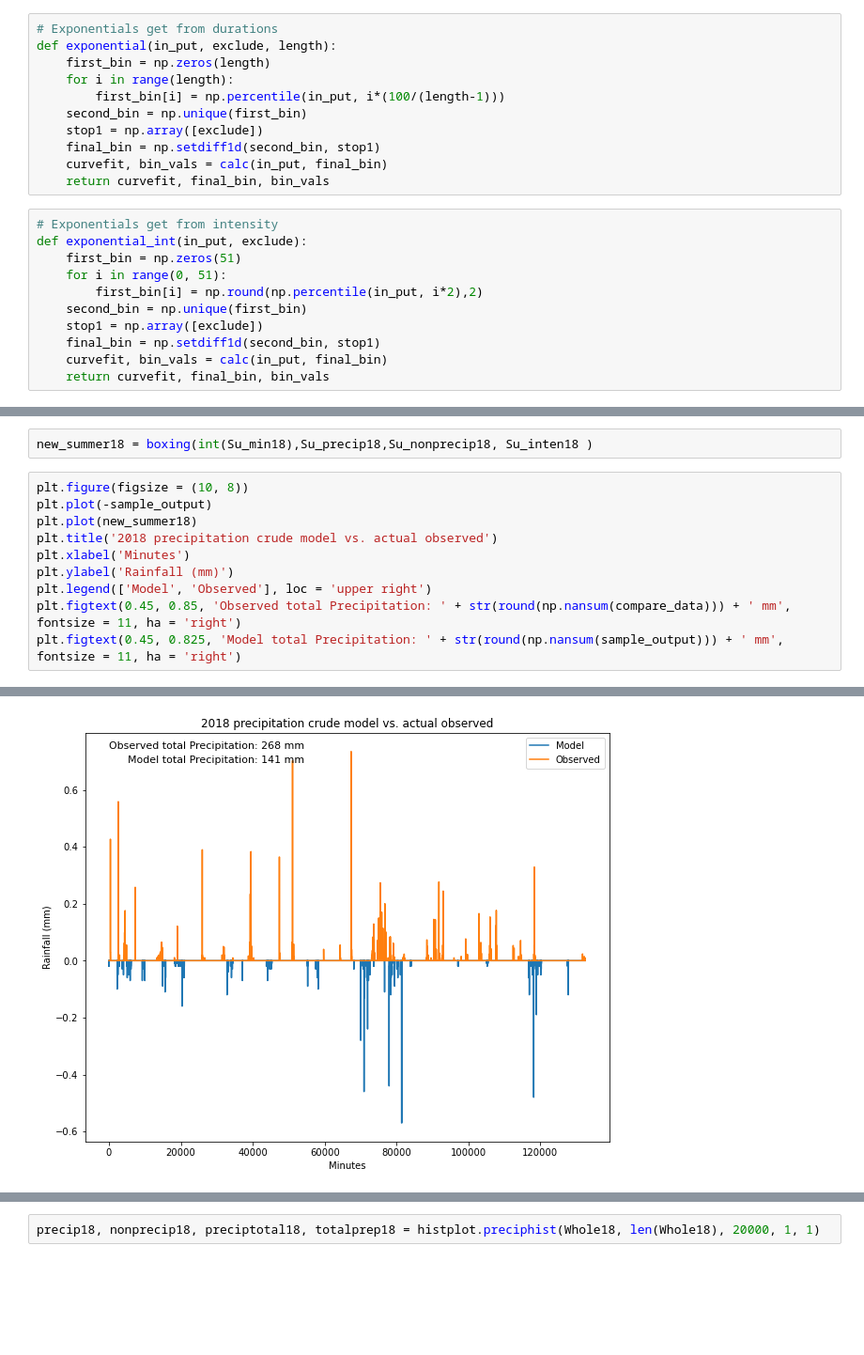
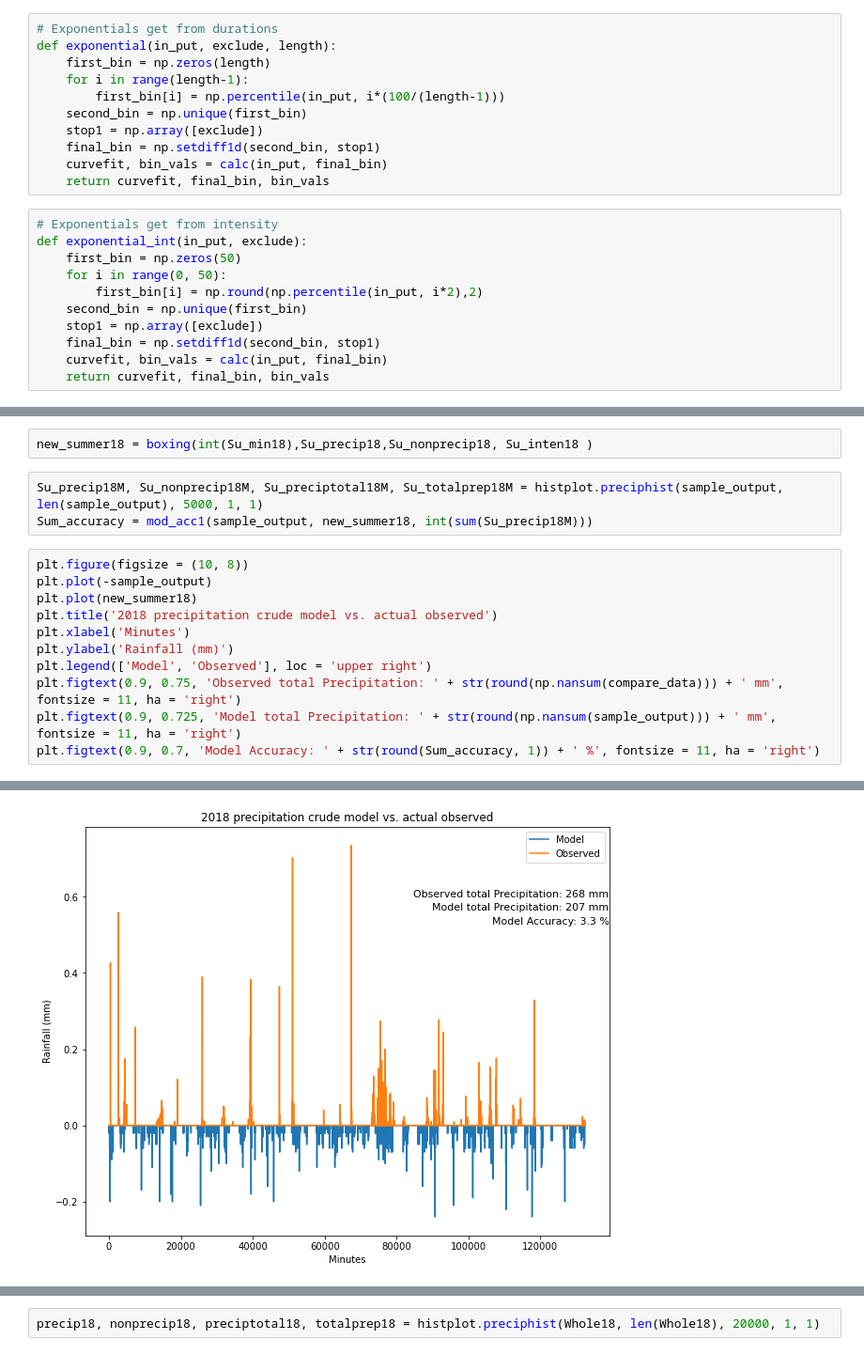
Before and after one commit to zhangt3-e/senior_thesis, a Jupyter notebook: Code/Simulation.ipynb, the cells around one changed output, grey strips where cells are left out. Shown at 94% size. Saved outputs shown, nothing was run; the diff lists cells and outputs as text; blank space fills up the shorter version.

```diff
--- a/Code/Simulation.ipynb
+++ b/Code/Simulation.ipynb
@@ -31,7 +31,7 @@ def calc(precip_data, what_bin):
 # Exponentials get from durations
 def exponential(in_put, exclude, length):
     first_bin = np.zeros(length)
-    for i in range(length):
+    for i in range(length-1):
         first_bin[i] = np.percentile(in_put, i*(100/(length-1)))
     second_bin = np.unique(first_bin)
     stop1 = np.array([exclude])
@@ -41,8 +41,8 @@ def exponential(in_put, exclude, length):
 # %%
 # Exponentials get from intensity
 def exponential_int(in_put, exclude):
-    first_bin = np.zeros(51)
-    for i in range(0, 51):
+    first_bin = np.zeros(50)
+    for i in range(0, 50):
         first_bin[i] = np.round(np.percentile(in_put, i*2),2)
     second_bin = np.unique(first_bin)
     stop1 = np.array([exclude])
@@ -235,6 +235,9 @@ print(len(compare_data))
 132477
 # %%
 new_summer18 = boxing(int(Su_min18),Su_precip18,Su_nonprecip18, Su_inten18 )
+# %%
+Su_precip18M, Su_nonprecip18M, Su_preciptotal18M, Su_totalprep18M = histplot.preciphist(sample_output, len(sample_output), 5000, 1, 1)
+Sum_accuracy = mod_acc1(sample_output, new_summer18, int(sum(Su_precip18M)))
 # %%
 plt.figure(figsize = (10, 8))
 plt.plot(-sample_output)
@@ -243,6 +246,7 @@ plt.title('2018 precipitation crude model vs. actual observed')
 plt.xlabel('Minutes')
 plt.ylabel('Rainfall (mm)')
 plt.legend(['Model', 'Observed'], loc = 'upper right')
-plt.figtext(0.45, 0.85, 'Observed total Precipitation: ' + str(round(np.nansum(compare_data))) + ' mm', fontsize = 11, ha = 'right')
-plt.figtext(0.45, 0.825, 'Model total Precipitation: ' + str(round(np.nansum(sample_output))) + ' mm', fontsize = 11, ha = 'right')
+plt.figtext(0.9, 0.75, 'Observed total Precipitation: ' + str(round(np.nansum(compare_data))) + ' mm', fontsize = 11, ha = 'right')
+plt.figtext(0.9, 0.725, 'Model total Precipitation: ' + str(round(np.nansum(sample_output))) + ' mm', fontsize = 11, ha = 'right')
+plt.figtext(0.9, 0.7, 'Model Accuracy: ' + str(round(Sum_accuracy, 1)) + ' %', fontsize = 11, ha = 'right')
 # %% [output]
@@ -250 +254 @@ Text(0.45, 0.825, 'Model total Precipitation: 141 mm')
-[figure, old version]
+[figure, new version]
```
Also changed, not shown: parts of 6 cells of this notebook, 4 other files.
